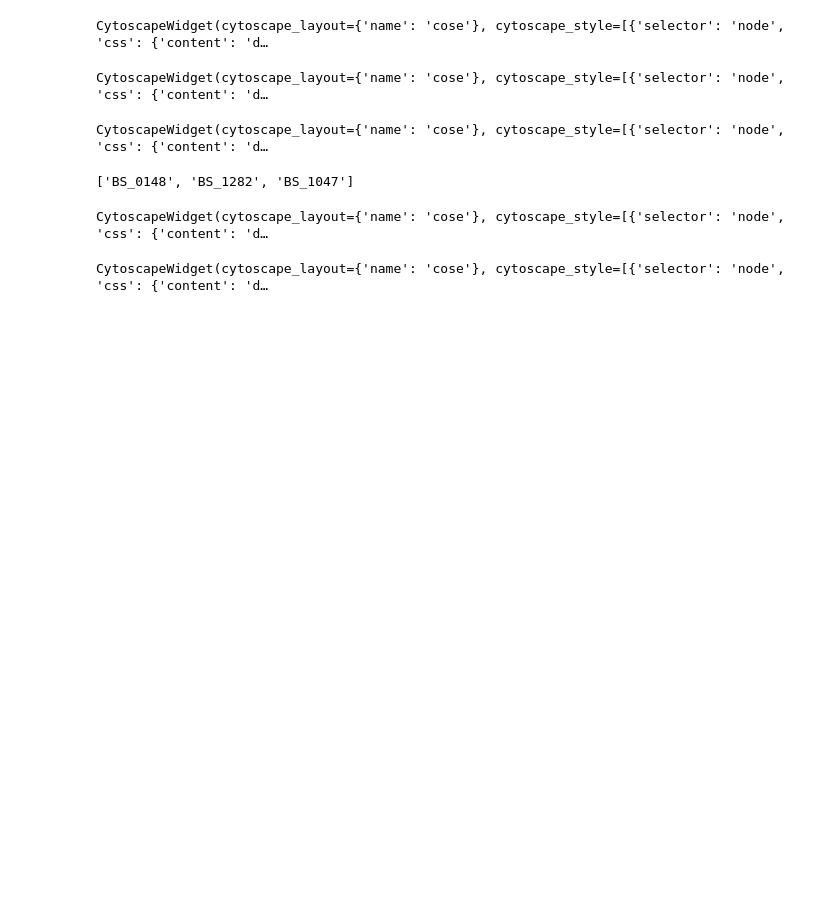
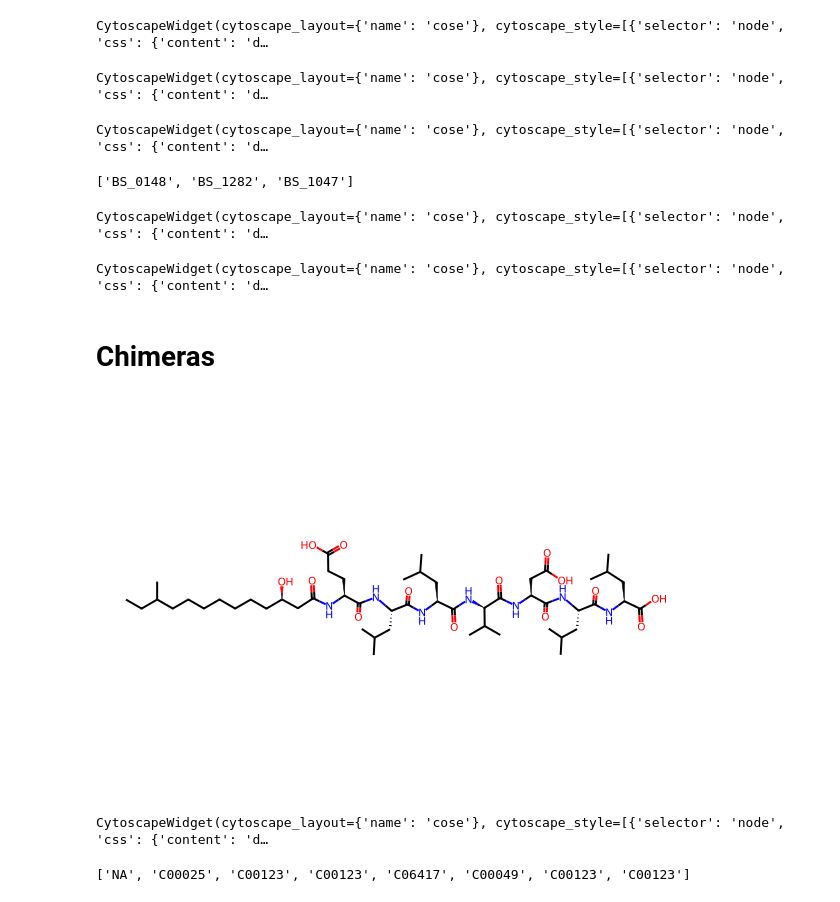
Before and after one commit to mattialpg/geass, a Jupyter notebook: All Protocols.ipynb, the cells around one changed output. Drawn from its saved outputs; the diff is of its cells as text; code cells hidden in the pictures; blank space fills up the shorter version.

Commit message:
Added chimeras section.

```diff
--- a/All Protocols.ipynb
+++ b/All Protocols.ipynb
@@ -525,3 +526,5 @@ CytoscapeWidget(cytoscape_layout={'name': 'cose'}, cytoscape_style=[{'selector':
 geass_results[clusters_compound_ids[2][0]].show_connections_graph()
 # %% [output]
 CytoscapeWidget(cytoscape_layout={'name': 'cose'}, cytoscape_style=[{'selector': 'node', 'css': {'content': 'd…
+# %% [markdown]
+# Chimeras
@@ -527,0 +534,28 @@ CytoscapeWidget(cytoscape_layout={'name': 'cose'}, cytoscape_style=[{'selector':
+# %%
+def reset_view(mol):
+    """ Reset coordinates for display """
+    mol = deepcopy(mol)
+    Chem.rdDepictor.SetPreferCoordGen(True)
+    Chem.rdDepictor.Compute2DCoords(mol)
+    Chem.rdDepictor.StraightenDepiction(mol)
+    return mol
+# %%
+query_mol = database3.at[187, 'ROMol']
+display(reset_view(query_mol))
+
+from new_geass import Geass
+geass = Geass()
+geass.UCL = UCL
+final_prods = geass.get_fragments(query_mol, check_unknowns=True)
+
+final_Prod = reduce(Chem.CombineMols, final_prods)
+geass.show_connections_graph()
+# display(*final_prods)
+# %% [output]
+[figure, added]
+CytoscapeWidget(cytoscape_layout={'name': 'cose'}, cytoscape_style=[{'selector': 'node', 'css': {'content': 'd…
+# %%
+list(final_prods[0].GetPropNames())
+[x.GetProp('BU_ID') for x in final_prods]
+# %% [output]
+['NA', 'C00025', 'C00123', 'C00123', 'C06417', 'C00049', 'C00123', 'C00123']
```
Also changed, not shown: parts of 8 cells of this notebook, 1 other file.
